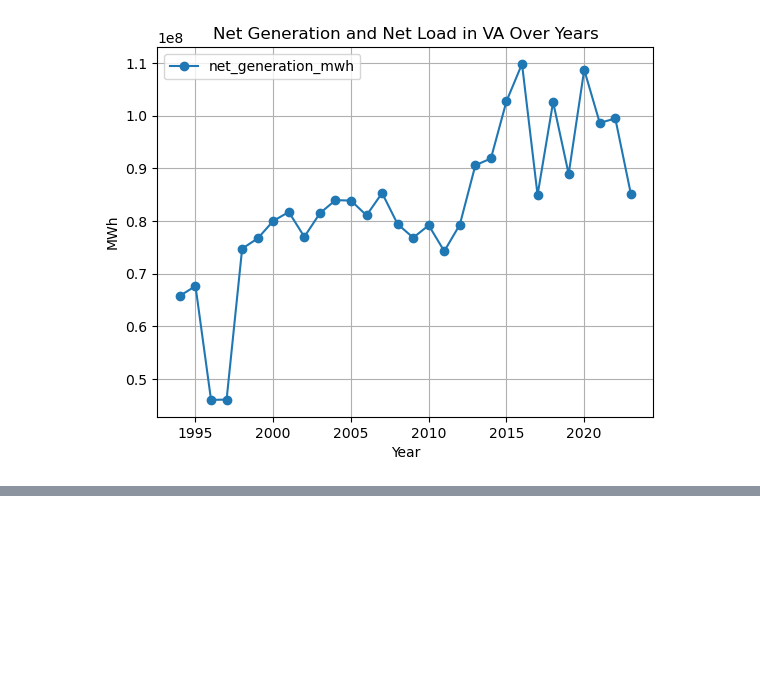
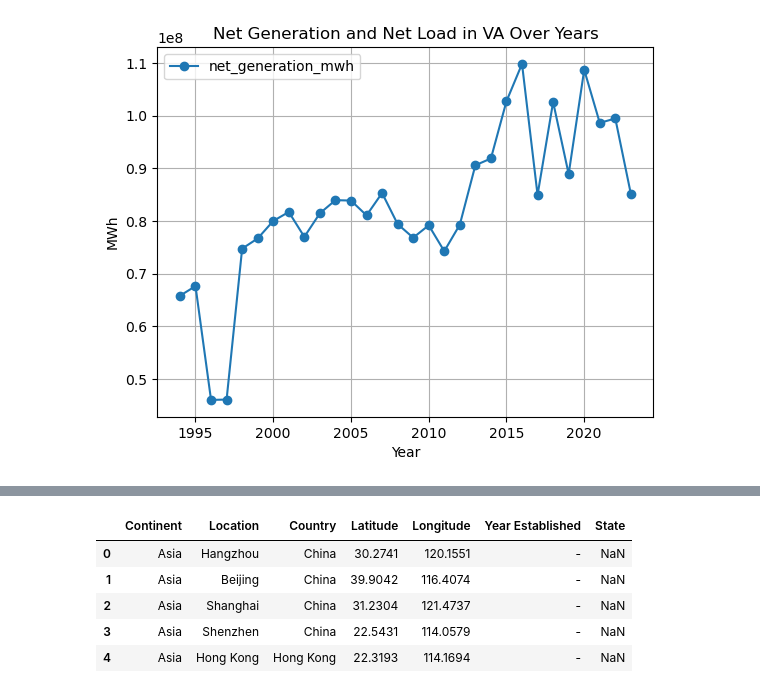
Before and after one commit to deryk96/energy-and-ai, a Jupyter notebook: Analysis.ipynb, the cells around one changed output, grey strips where cells are left out. Cells and saved outputs as stored; diff of their text form; code cells hidden in the pictures; blank space fills up the shorter version.

```diff
--- a/Analysis.ipynb
+++ b/Analysis.ipynb
@@ -199,0 +286,13 @@ plt.show()
+# %%
+# Extract state values from the Location column
+all_locations_df['State'] = all_locations_df['Location'].str.extract(r',\s*([A-Z]{2})\b')
+
+# Display the updated dataframe
+all_locations_df.head()
+# %% [output]
+|  | Continent | Location | Country | Latitude | Longitude | Year Established | State |
+| 0 | Asia | Hangzhou | China | 30.2741 | 120.1551 | - | NaN |
+| 1 | Asia | Beijing | China | 39.9042 | 116.4074 | - | NaN |
+| 2 | Asia | Shanghai | China | 31.2304 | 121.4737 | - | NaN |
+| 3 | Asia | Shenzhen | China | 22.5431 | 114.0579 | - | NaN |
+| 4 | Asia | Hong Kong | Hong Kong | 22.3193 | 114.1694 | - | NaN |
```
Also changed, not shown: parts of 6 cells of this notebook.
